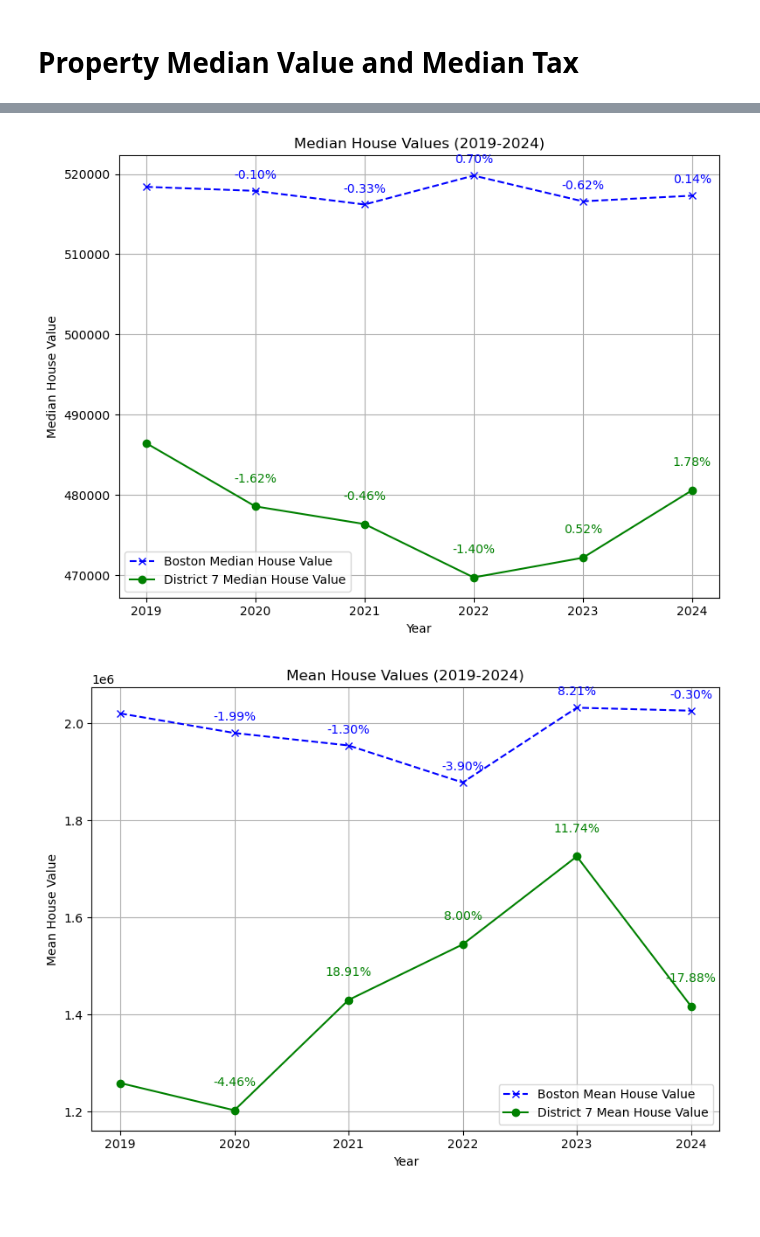
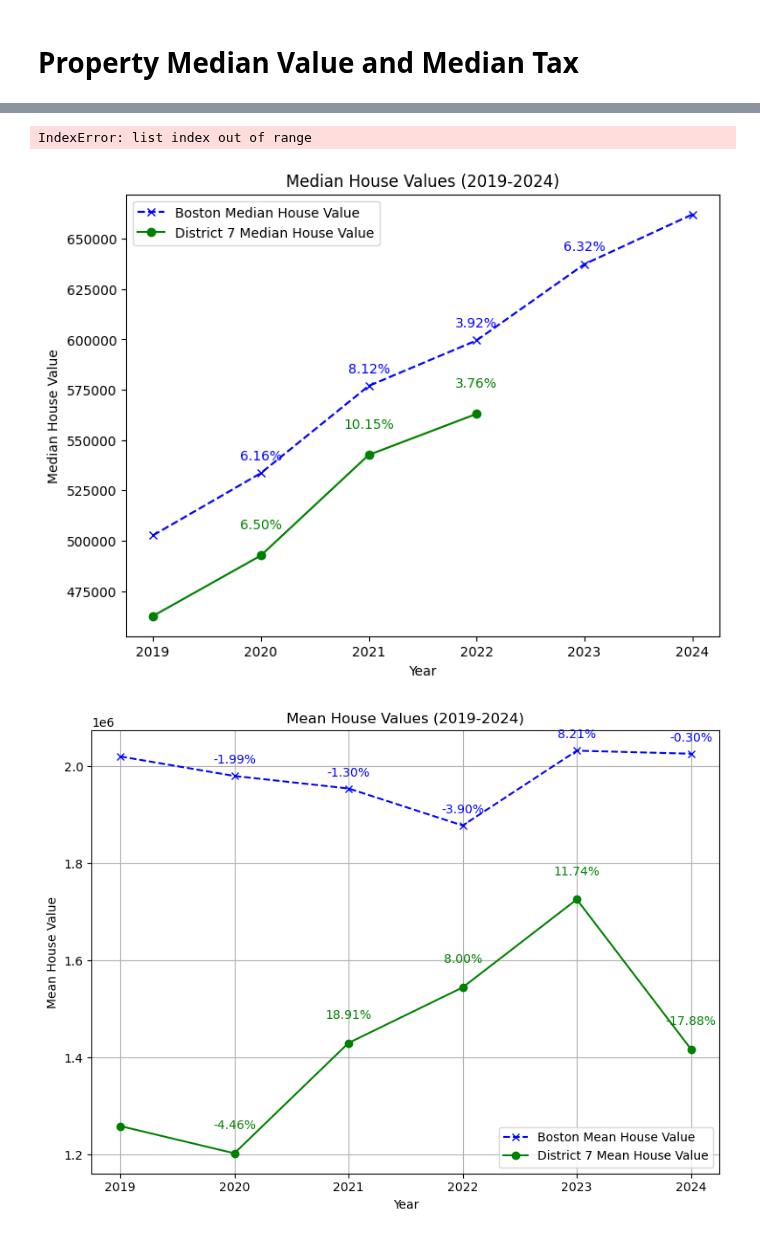
Before and after one commit to BU-Spark/ds-bcc-tania-fernandes-d7, a Jupyter notebook: fa24-team-b/housing/notebooks/property.ipynb, the cells around one changed output, grey strips where cells are left out. Cells and saved outputs as stored; diff of their text form; code cells hidden in the pictures; blank space fills up the shorter version.

Commit message:
Fix property column names for property values and gross tax

```diff
--- a/fa24-team-b/housing/notebooks/property.ipynb
+++ b/fa24-team-b/housing/notebooks/property.ipynb
@@ -56,11 +54,12 @@ dtype: float64
+# %%
+boston_df["GROSS_TAX"] = boston_df["GROSS_TAX"].replace(" $-   ", np.nan)
 # %%
-boston_df = pd.read_csv("../data/d7-property-new.csv", low_memory=False)
-#boston_df["year"] = np.random.randint(2019, 2025, size=len(boston_df))
-boston_df["GROSS_TAX"] = boston_df["GROSS_TAX"].replace({"\$": "", ",": ""}, regex=True).astype(float)
+boston_df["GROSS_TAX"] = boston_df["GROSS_TAX"].replace({"\\$": "", ",": ""}, regex=True).astype(float)
+boston_df["AV_TOTAL"] = boston_df["AV_TOTAL"].replace({"\\$": "", ",": ""}, regex=True).astype(float)
 boston_df = boston_df[boston_df["AV_TOTAL"] != 0]
-district7_df = boston_df[boston_df.is_d7 == 1]
+district7_df = boston_df[boston_df.IS_D7 == 1]
 # %%
-district7_results = district7_df.groupby("year").agg(
+district7_results = district7_df.groupby("YEAR").agg(
     mean_housing_price=("AV_TOTAL", "mean"),
     std_housing_price=("AV_TOTAL", "std"),
     median_housing_price=("AV_TOTAL", "median"),
@@ -68,7 +67,7 @@ district7_results = district7_df.groupby("year").agg(
     mean_gross_tax = ("GROSS_TAX", "mean")
     ).reset_index()
 
-boston_results = boston_df.groupby("year").agg(
+boston_results = boston_df.groupby("YEAR").agg(
     mean_housing_price=("AV_TOTAL", "mean"),
     std_housing_price=("AV_TOTAL", "std"),
     median_housing_price=("AV_TOTAL", "median"),
@@ -136,44 +135,45 @@ Boston Mean Tax Percentage Change: [0, 32.76, -20.48, 5.63, 6.08, -4.45]
 plt.figure(figsize=(8, 6))
 
 # Plot Boston data
-plt.plot(boston_results["year"], boston_results["median_housing_price"],
+plt.plot(boston_results["YEAR"], boston_results["median_housing_price"],
          linestyle="--", marker="x", label="Boston Median House Value", color="blue")
 
 # Plot District 7 data
-plt.plot(district7_results["year"], district7_results["median_housing_price"],
+plt.plot(district7_results["YEAR"], district7_results["median_housing_price"],
          marker="o", label="District 7 Median House Value", color="green")
 
 # Title and labels
 plt.title("Median House Values (2019-2024)")
 plt.xlabel("Year")
 plt.ylabel("Median House Value")
-plt.xticks(boston_results["year"])
+plt.xticks(boston_results["YEAR"])
 
 # Add the legend
 plt.legend()
 
 # Annotate percentage changes
-for i in range(1, len(boston_results["year"])):
+for i in range(1, len(boston_results["YEAR"])):
     plt.annotate(f"{boston_median_percentage_change[i]:.2f}%",
-                 (boston_results["year"][i], boston_results["median_housing_price"][i]),
+                 (boston_results["YEAR"][i], boston_results["median_housing_price"][i]),
                  textcoords="offset points",
                  xytext=(0, 10),
                  ha="center", color="blue")
 
     plt.annotate(f"{district7_median_percentage_change[i]:.2f}%",
-                 (boston_results["year"][i], district7_results["median_housing_price"][i]),
+                 (boston_results["YEAR"][i], district7_results["median_housing_price"][i]),
                  textcoords="offset points",
                  xytext=(0, 20),
                  ha="center", color="green")
 
 # Grid and layout
 plt.grid()
 plt.tight_layout()
 
 # Show the plot
 plt.show()
 # %% [output]
+IndexError: list index out of range
-[figure, old version]
+[figure, new version]
 # %%
 plt.figure(figsize=(8, 6))
 
```
Also changed, not shown: parts of 7 cells of this notebook, 2 other files.
